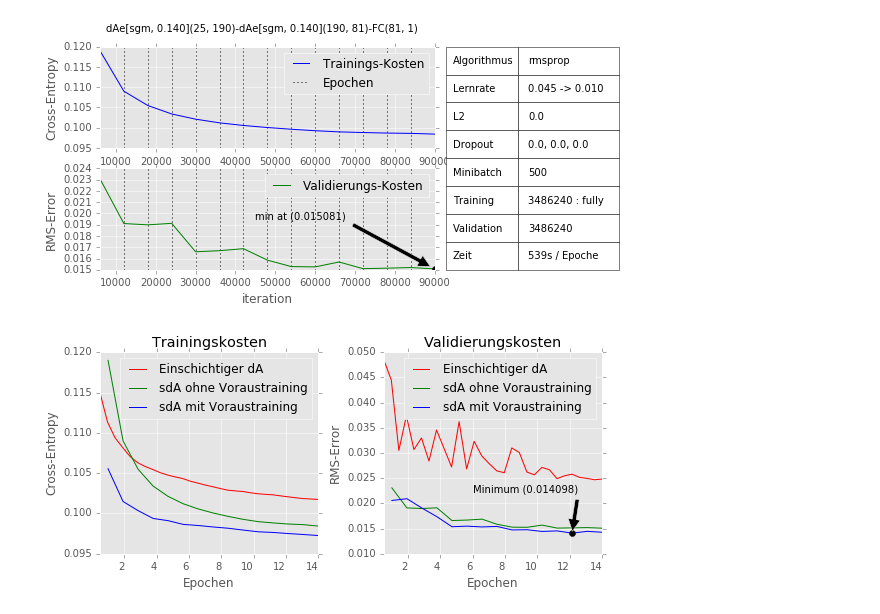
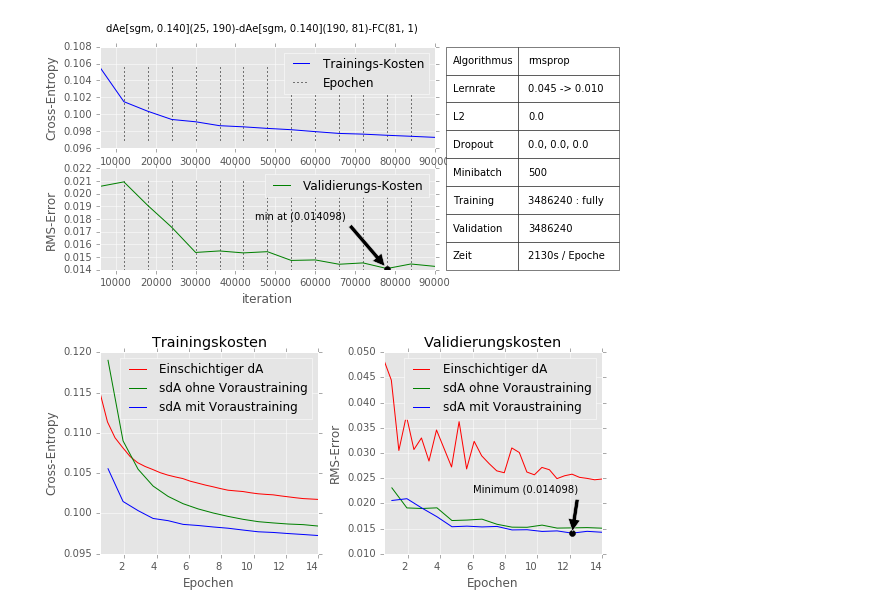
Before and after one commit to codingluke/ba-thesis-code, a Jupyter notebook: notebooks/autoencoder.ipynb, the cells around one changed output. Cells and saved outputs as stored; diff of their text form; code cells hidden in the pictures.

```diff
--- a/notebooks/autoencoder.ipynb
+++ b/notebooks/autoencoder.ipynb
@@ -15,7 +38,7 @@ m = MetricRecorder(config_dir_path='../training/no_spearmint/simple.json')
 # %%
-mr.plot(16, experiment_name='sdA-full')
+mr.plot(15, experiment_name='sdA-full')
 # %% [output]
-[figure, old version]
+[figure, new version]
 # %%
 mr.compair_plot([35, 16, 15], experiment_names=['simple-ae', 'sdA-full', 'sdA-full'],
                 titles=['Einschichtiger dA','sdA ohne Voraustraining', 'sdA mit Voraustraining' ],
```
Also changed, not shown: parts of 7 cells of this notebook, 2 other files.
